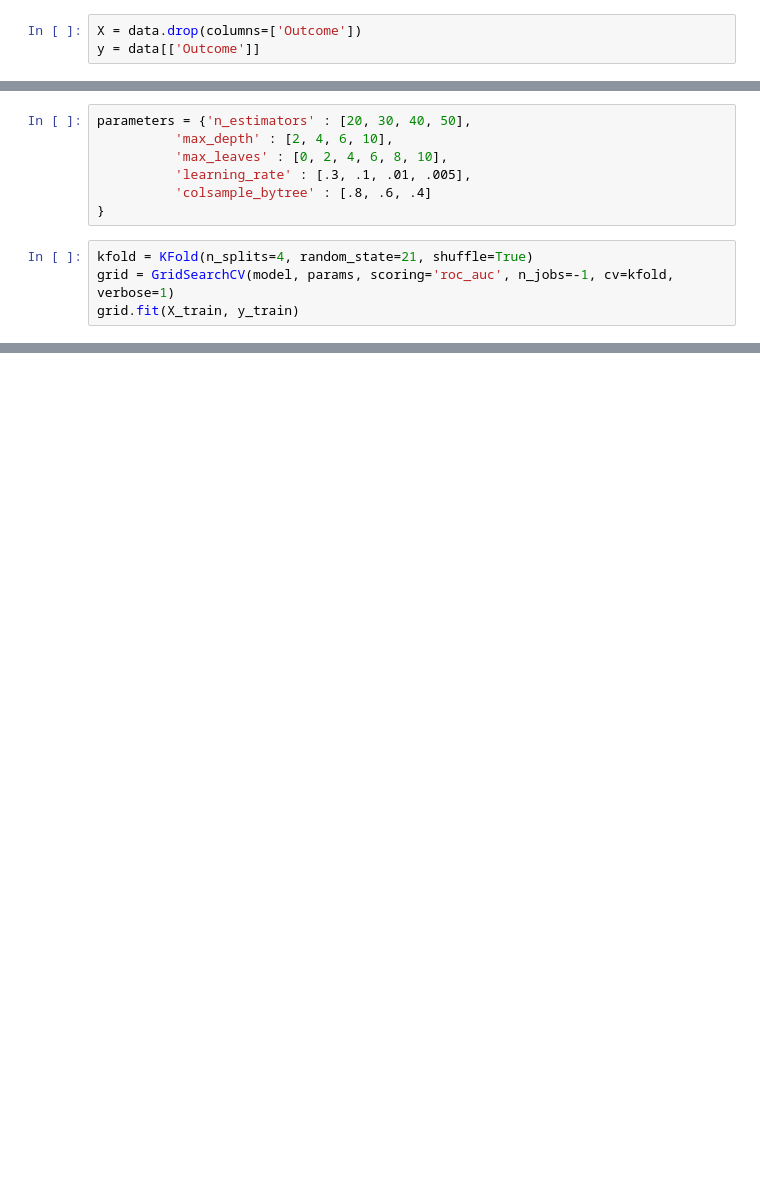
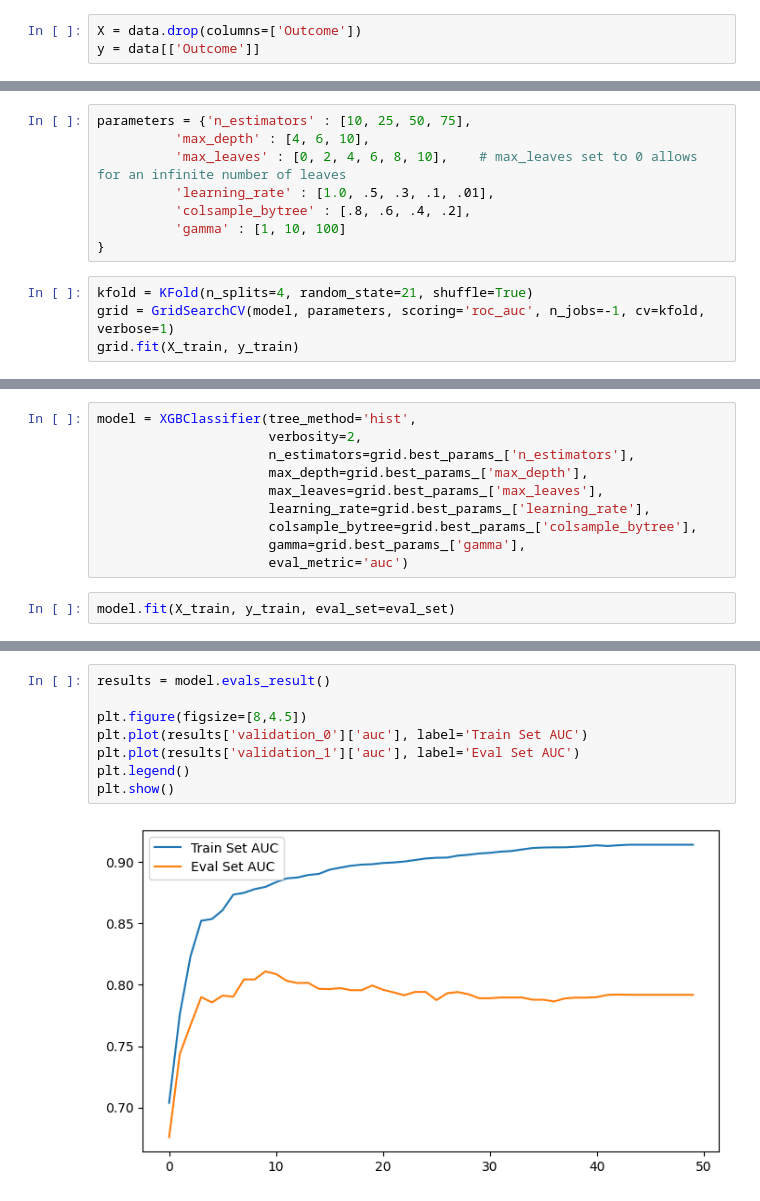
Before and after one commit to jackburbidge/portfolio, a Jupyter notebook: pima_indians_diabetes/pima_indians_XGBoost.ipynb, the cells around one changed output, grey strips where cells are left out. Saved outputs shown, nothing was run; the diff lists cells and outputs as text; blank space fills up the shorter version.

Commit message:
Working on XGBoost Model

```diff
--- a/pima_indians_diabetes/pima_indians_XGBoost.ipynb
+++ b/pima_indians_diabetes/pima_indians_XGBoost.ipynb
@@ -46,12 +70,13 @@ XGBClassifier(base_score=None, booster=None, callbacks=None,
 # %%
-parameters = {'n_estimators' : [20, 30, 40, 50],
-          'max_depth' : [2, 4, 6, 10],
-          'max_leaves' : [0, 2, 4, 6, 8, 10],
-          'learning_rate' : [.3, .1, .01, .005],
-          'colsample_bytree' : [.8, .6, .4]
+parameters = {'n_estimators' : [10, 25, 50, 75],
+          'max_depth' : [4, 6, 10],
+          'max_leaves' : [0, 2, 4, 6, 8, 10],    # max_leaves set to 0 allows for an infinite number of leaves
+          'learning_rate' : [1.0, .5, .3, .1, .01],
+          'colsample_bytree' : [.8, .6, .4, .2],
+          'gamma' : [1, 10, 100]
 }
 # %%
 kfold = KFold(n_splits=4, random_state=21, shuffle=True)
-grid = GridSearchCV(model, params, scoring='roc_auc', n_jobs=-1, cv=kfold, verbose=1)
+grid = GridSearchCV(model, parameters, scoring='roc_auc', n_jobs=-1, cv=kfold, verbose=1)
 grid.fit(X_train, y_train)
 # %% [output]
@@ -138,0 +138,12 @@ for i in zip(params):
+# %%
+model = XGBClassifier(tree_method='hist',
+                      verbosity=2,
+                      n_estimators=grid.best_params_['n_estimators'],
+                      max_depth=grid.best_params_['max_depth'],
+                      max_leaves=grid.best_params_['max_leaves'],
+                      learning_rate=grid.best_params_['learning_rate'],
+                      colsample_bytree=grid.best_params_['colsample_bytree'],
+                      gamma=grid.best_params_['gamma'],
+                      eval_metric='auc')
+# %%
+model.fit(X_train, y_train, eval_set=eval_set)
@@ -138,0 +179,10 @@ for i in zip(params):
+# %%
+results = model.evals_result()
+
+plt.figure(figsize=[8,4.5])
+plt.plot(results['validation_0']['auc'], label='Train Set AUC')
+plt.plot(results['validation_1']['auc'], label='Eval Set AUC')
+plt.legend()
+plt.show()
+# %% [output]
+[figure, added]
```
Also changed, not shown: parts of 18 cells of this notebook, 1 other file.
